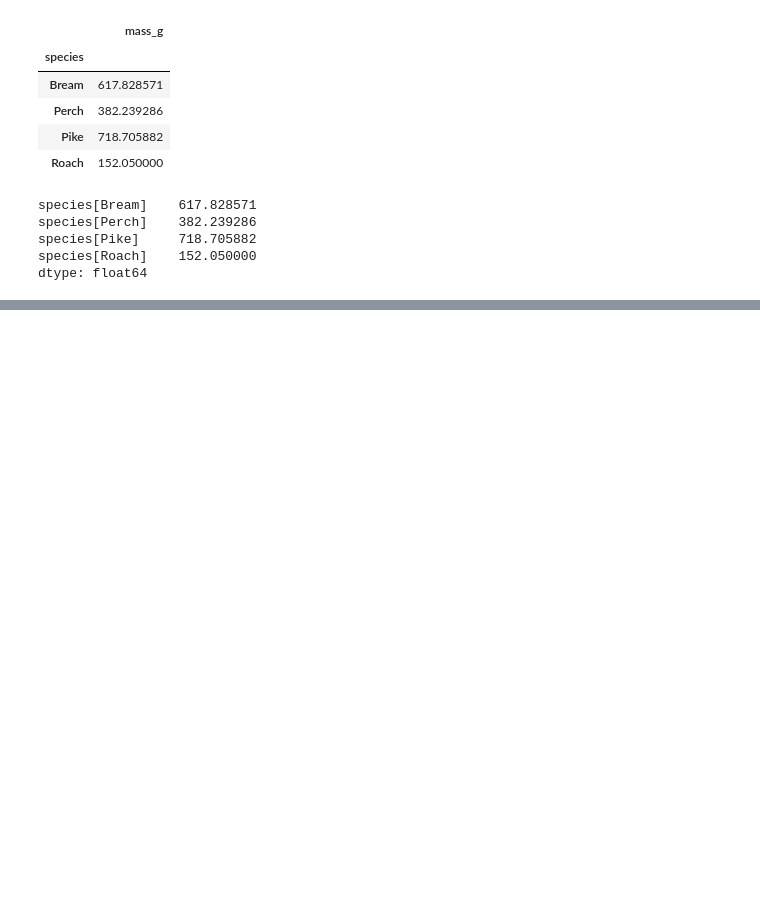
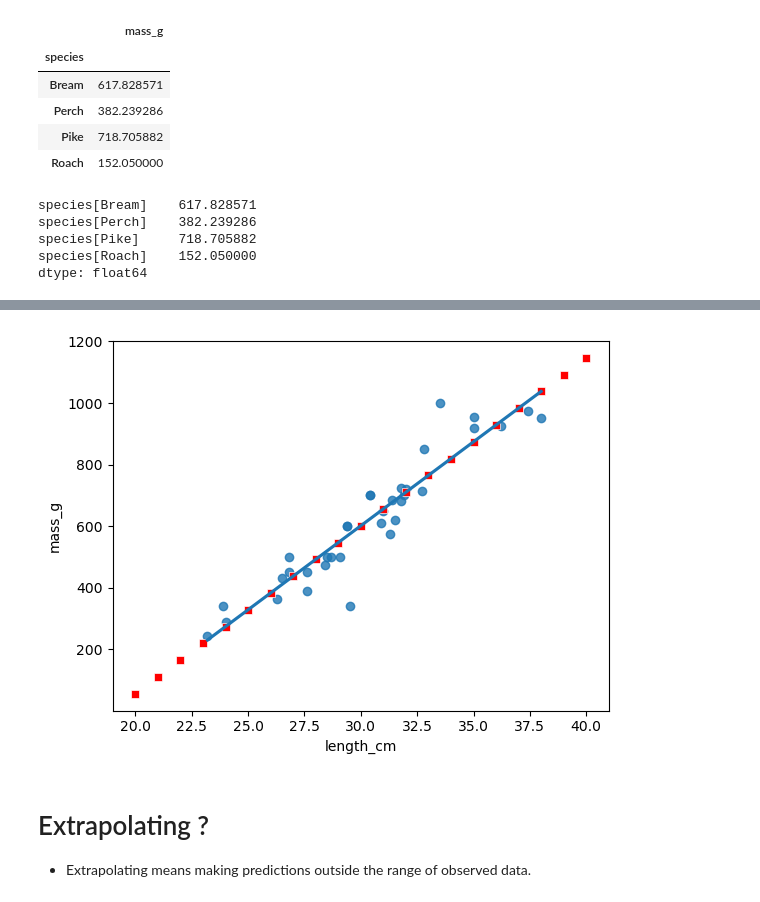
Before and after one commit to umutky/datascience_repo, a Jupyter notebook: regression.ipynb, the cells around one changed output, grey strips where cells are left out. Drawn from its saved outputs; the diff is of its cells as text; code cells hidden in the pictures; blank space fills up the shorter version.

```diff
--- a/regression.ipynb
+++ b/regression.ipynb
@@ -86,0 +146,11 @@ dtype: float64
+# %%
+# Daha açıklayıcı olan versiyonu:
+explanatory_data = pd.DataFrame({"length_cm" : np.arange(20,41)})
+
+prediction_data = explanatory_data.assign(
+
+    mass_g = mdl_mass_vs_length.predict(explanatory_data)
+
+)
+
+prediction_data
@@ -86,0 +175,16 @@ dtype: float64
+# %%
+# tahmini grafiğe dökelim.
+
+fig = plt.figure()
+
+sns.regplot(x="length_cm", y="mass_g", data=bream, ci=None)
+
+sns.scatterplot(x="length_cm", y="mass_g", data=prediction_data, color="r", marker="s")
+
+plt.show()
+# %% [output]
+[figure, added]
+# %% [markdown]
+# Extrapolating ?
+
+- Extrapolating means making predictions outside the range of observed data.
```
Also changed, not shown: parts of 33 cells of this notebook.
